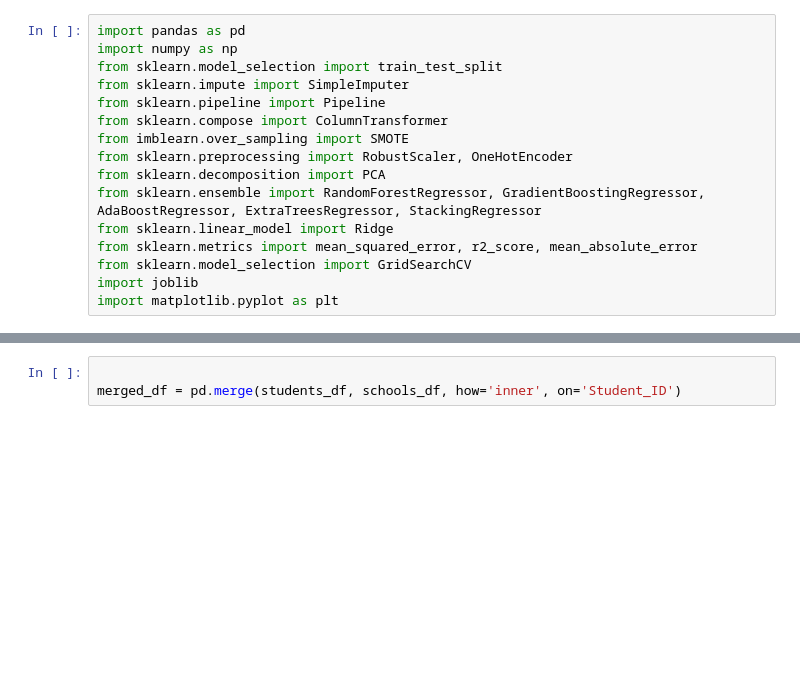
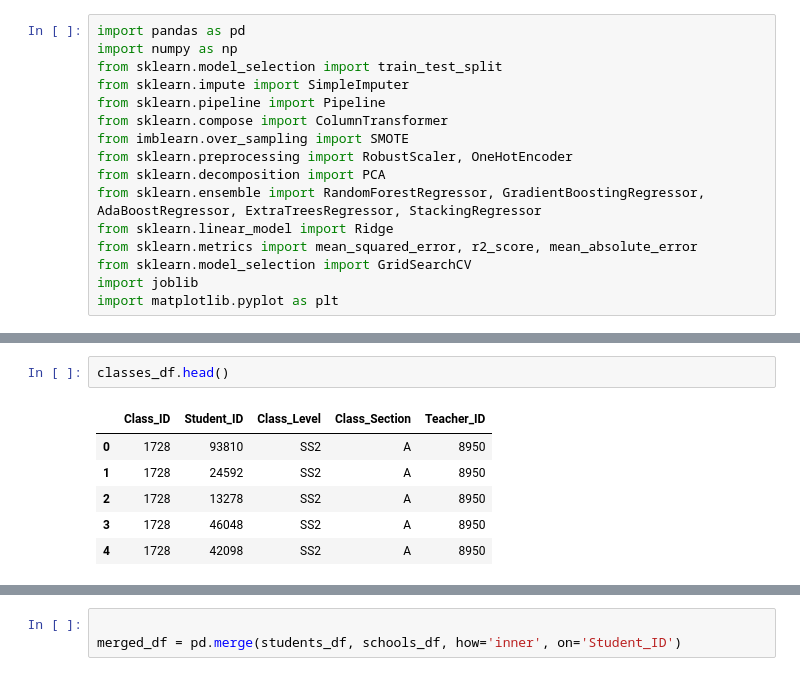
Before and after one commit to FunmilayoUde/DSNhackathon, a Jupyter notebook: DataFest/modeltraining.ipynb, the cells around one changed output, grey strips where cells are left out. Saved outputs shown, nothing was run; the diff lists cells and outputs as text; blank space fills up the shorter version.

```diff
--- a/DataFest/modeltraining.ipynb
+++ b/DataFest/modeltraining.ipynb
@@ -51,0 +62,9 @@ Index(['Student_ID', 'Teacher_Student_Ratio',
+# %%
+classes_df.head()
+# %% [output]
+|  | Class_ID | Student_ID | Class_Level | Class_Section | Teacher_ID |
+| 0 | 1728 | 93810 | SS2 | A | 8950 |
+| 1 | 1728 | 24592 | SS2 | A | 8950 |
+| 2 | 1728 | 13278 | SS2 | A | 8950 |
+| 3 | 1728 | 46048 | SS2 | A | 8950 |
+| 4 | 1728 | 42098 | SS2 | A | 8950 |
```
Also changed, not shown: parts of 41 cells of this notebook, 7 other files.
